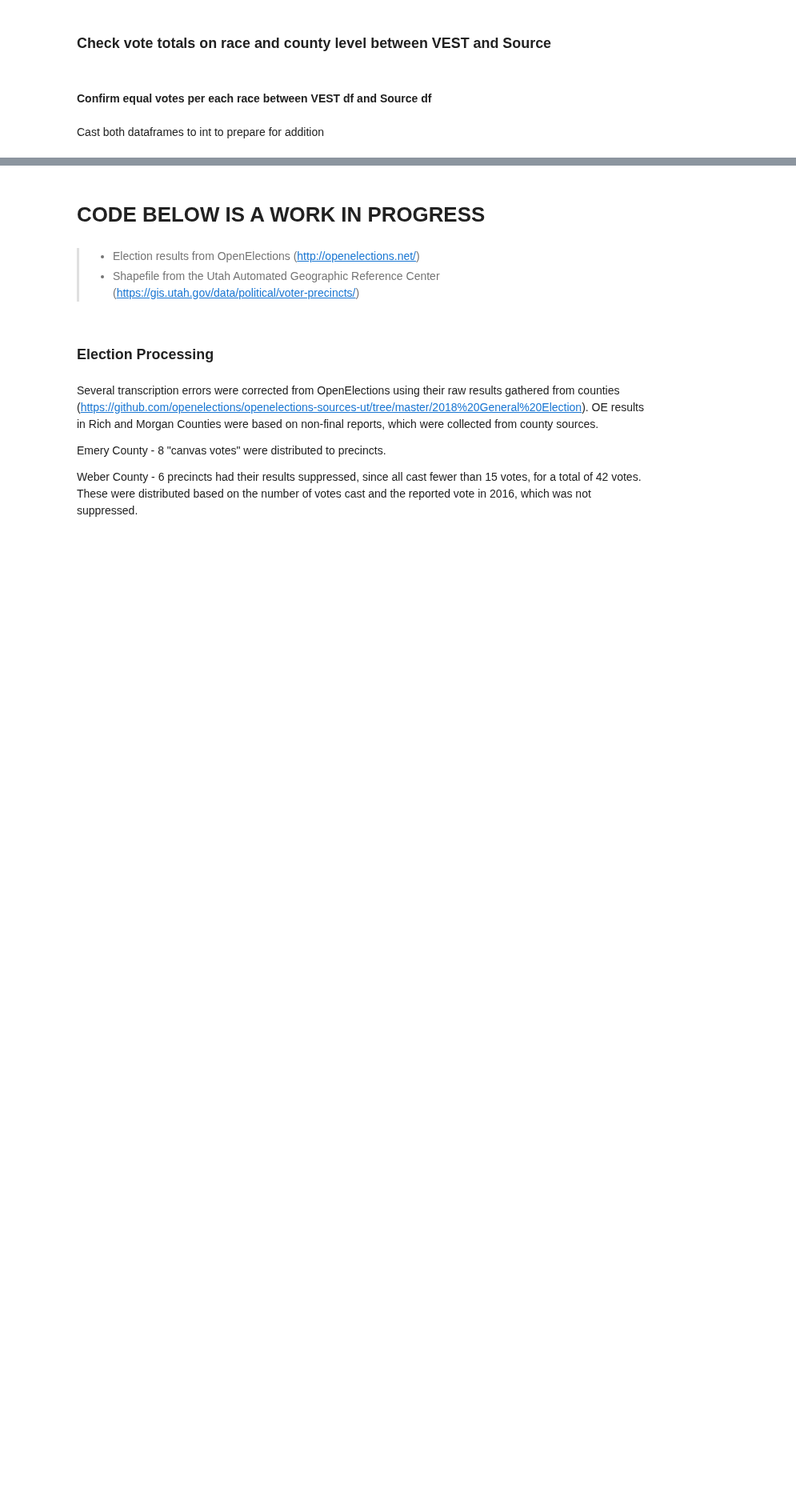
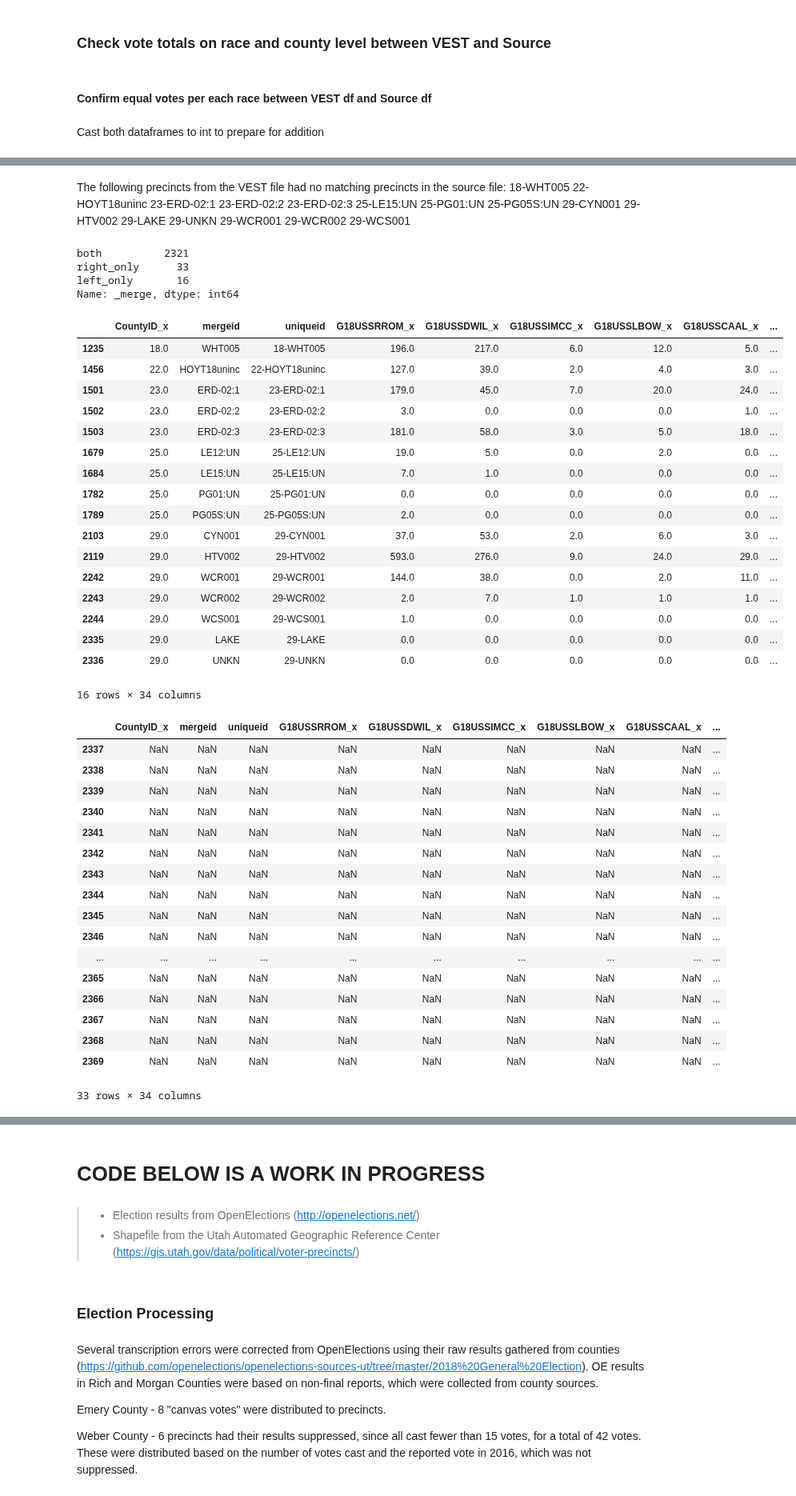
Before and after one commit to nonpartisan-redistricting-datahub/pdv-ut, a Jupyter notebook: vest-ut-2018/VEST-UT-2018-clean.ipynb, the cells around one changed output, grey strips where cells are left out. Shown at 80% size. Saved outputs shown, nothing was run; the diff lists cells and outputs as text; code cells hidden in the pictures; blank space fills up the shorter version.

```diff
--- a/vest-ut-2018/VEST-UT-2018-clean.ipynb
+++ b/vest-ut-2018/VEST-UT-2018-clean.ipynb
@@ -685,0 +1536,2 @@ All other races in all counties are equal
+# %%
+ut_geo = gp.read_file("raw-from-source/Utah_Vista_Ballot_Areas/VistaBallotAreas.shp")
@@ -685,0 +1560,6 @@ All other races in all counties are equal
+# %%
+ut_geo["tempid"]=ut_geo["CountyID"].astype(str)+"-"+ut_geo["VistaID"]
+ut_geo_dissolved = ut_geo.dissolve(by='tempid')
+ut_geo_dissolved.reset_index(drop=False,inplace=True)
+
+display(ut_geo_dissolved)
@@ -685,0 +1602,32 @@ All other races in all counties are equal
+# %% [markdown]
+The following precincts from the VEST file had no matching precincts in the source file:
+18-WHT005
+22-HOYT18uninc
+23-ERD-02:1
+23-ERD-02:2
+23-ERD-02:3
+25-LE15:UN
+25-PG01:UN
+25-PG05S:UN
+29-CYN001
+29-HTV002
+29-LAKE
+29-UNKN
+29-WCR001
+29-WCR002
+29-WCS001
+# %%
+geo_merge = pd.merge(election_merge,ut_geo_final,how="outer",on="joinid",indicator=True)
+print(geo_merge["_merge"].value_counts())
+
+right_only = geo_merge[geo_merge["_merge"]=="right_only"]
+left_only = geo_merge[geo_merge["_merge"]=="left_only"]
+geo_merged = geo_merge[geo_merge["_merge"]=="both"]
+
+right_only.to_csv('./right.csv')
+left_only.to_csv('./left.csv')
+# %% [output]
+both          2321
+right_only      33
+left_only       16
+Name: _merge, dtype: int64
@@ -685,0 +1636,40 @@ All other races in all counties are equal
+# %%
+display(left_only)
+display(right_only)
+# %% [output]
+|  | CountyID_x | mergeid | uniqueid | G18USSRROM_x | G18USSDWIL_x | G18USSIMCC_x | G18USSLBOW_x | G18USSCAAL_x | ... |
+| 1235 | 18.0 | WHT005 | 18-WHT005 | 196.0 | 217.0 | 6.0 | 12.0 | 5.0 | ... |
+| 1456 | 22.0 | HOYT18uninc | 22-HOYT18uninc | 127.0 | 39.0 | 2.0 | 4.0 | 3.0 | ... |
+| 1501 | 23.0 | ERD-02:1 | 23-ERD-02:1 | 179.0 | 45.0 | 7.0 | 20.0 | 24.0 | ... |
+| 1502 | 23.0 | ERD-02:2 | 23-ERD-02:2 | 3.0 | 0.0 | 0.0 | 0.0 | 1.0 | ... |
+| 1503 | 23.0 | ERD-02:3 | 23-ERD-02:3 | 181.0 | 58.0 | 3.0 | 5.0 | 18.0 | ... |
+| 1679 | 25.0 | LE12:UN | 25-LE12:UN | 19.0 | 5.0 | 0.0 | 2.0 | 0.0 | ... |
+| 1684 | 25.0 | LE15:UN | 25-LE15:UN | 7.0 | 1.0 | 0.0 | 0.0 | 0.0 | ... |
+| 1782 | 25.0 | PG01:UN | 25-PG01:UN | 0.0 | 0.0 | 0.0 | 0.0 | 0.0 | ... |
+| 1789 | 25.0 | PG05S:UN | 25-PG05S:UN | 2.0 | 0.0 | 0.0 | 0.0 | 0.0 | ... |
+| 2103 | 29.0 | CYN001 | 29-CYN001 | 37.0 | 53.0 | 2.0 | 6.0 | 3.0 | ... |
+| 2119 | 29.0 | HTV002 | 29-HTV002 | 593.0 | 276.0 | 9.0 | 24.0 | 29.0 | ... |
+| 2242 | 29.0 | WCR001 | 29-WCR001 | 144.0 | 38.0 | 0.0 | 2.0 | 11.0 | ... |
+| 2243 | 29.0 | WCR002 | 29-WCR002 | 2.0 | 7.0 | 1.0 | 1.0 | 1.0 | ... |
+| 2244 | 29.0 | WCS001 | 29-WCS001 | 1.0 | 0.0 | 0.0 | 0.0 | 0.0 | ... |
+| 2335 | 29.0 | LAKE | 29-LAKE | 0.0 | 0.0 | 0.0 | 0.0 | 0.0 | ... |
+| 2336 | 29.0 | UNKN | 29-UNKN | 0.0 | 0.0 | 0.0 | 0.0 | 0.0 | ... |
+16 rows × 34 columns
+|  | CountyID_x | mergeid | uniqueid | G18USSRROM_x | G18USSDWIL_x | G18USSIMCC_x | G18USSLBOW_x | G18USSCAAL_x | ... |
+| 2337 | NaN | NaN | NaN | NaN | NaN | NaN | NaN | NaN | ... |
+| 2338 | NaN | NaN | NaN | NaN | NaN | NaN | NaN | NaN | ... |
+| 2339 | NaN | NaN | NaN | NaN | NaN | NaN | NaN | NaN | ... |
+| 2340 | NaN | NaN | NaN | NaN | NaN | NaN | NaN | NaN | ... |
+| 2341 | NaN | NaN | NaN | NaN | NaN | NaN | NaN | NaN | ... |
+| 2342 | NaN | NaN | NaN | NaN | NaN | NaN | NaN | NaN | ... |
+| 2343 | NaN | NaN | NaN | NaN | NaN | NaN | NaN | NaN | ... |
+| 2344 | NaN | NaN | NaN | NaN | NaN | NaN | NaN | NaN | ... |
+| 2345 | NaN | NaN | NaN | NaN | NaN | NaN | NaN | NaN | ... |
+| 2346 | NaN | NaN | NaN | NaN | NaN | NaN | NaN | NaN | ... |
+| ... | ... | ... | ... | ... | ... | ... | ... | ... | ... |
+| 2365 | NaN | NaN | NaN | NaN | NaN | NaN | NaN | NaN | ... |
+| 2366 | NaN | NaN | NaN | NaN | NaN | NaN | NaN | NaN | ... |
+| 2367 | NaN | NaN | NaN | NaN | NaN | NaN | NaN | NaN | ... |
+| 2368 | NaN | NaN | NaN | NaN | NaN | NaN | NaN | NaN | ... |
+| 2369 | NaN | NaN | NaN | NaN | NaN | NaN | NaN | NaN | ... |
+33 rows × 34 columns
```
Also changed, not shown: parts of 47 cells of this notebook.
